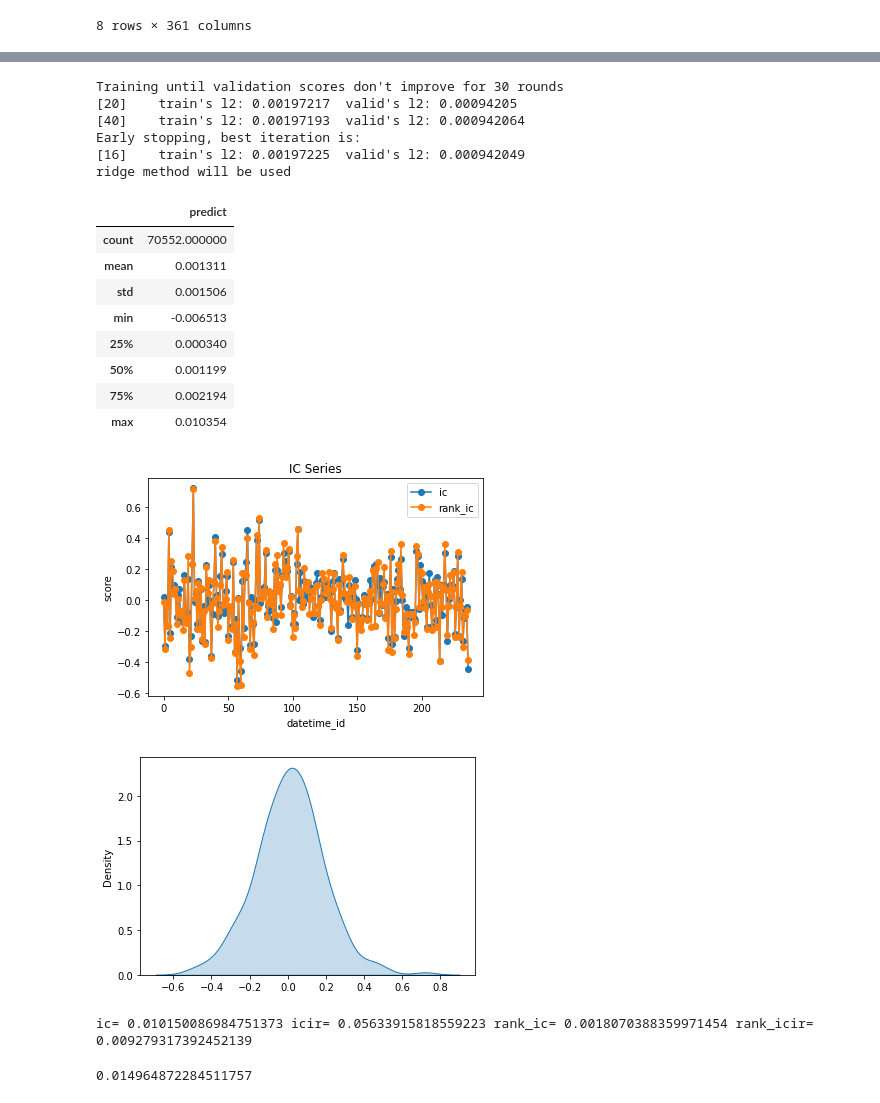
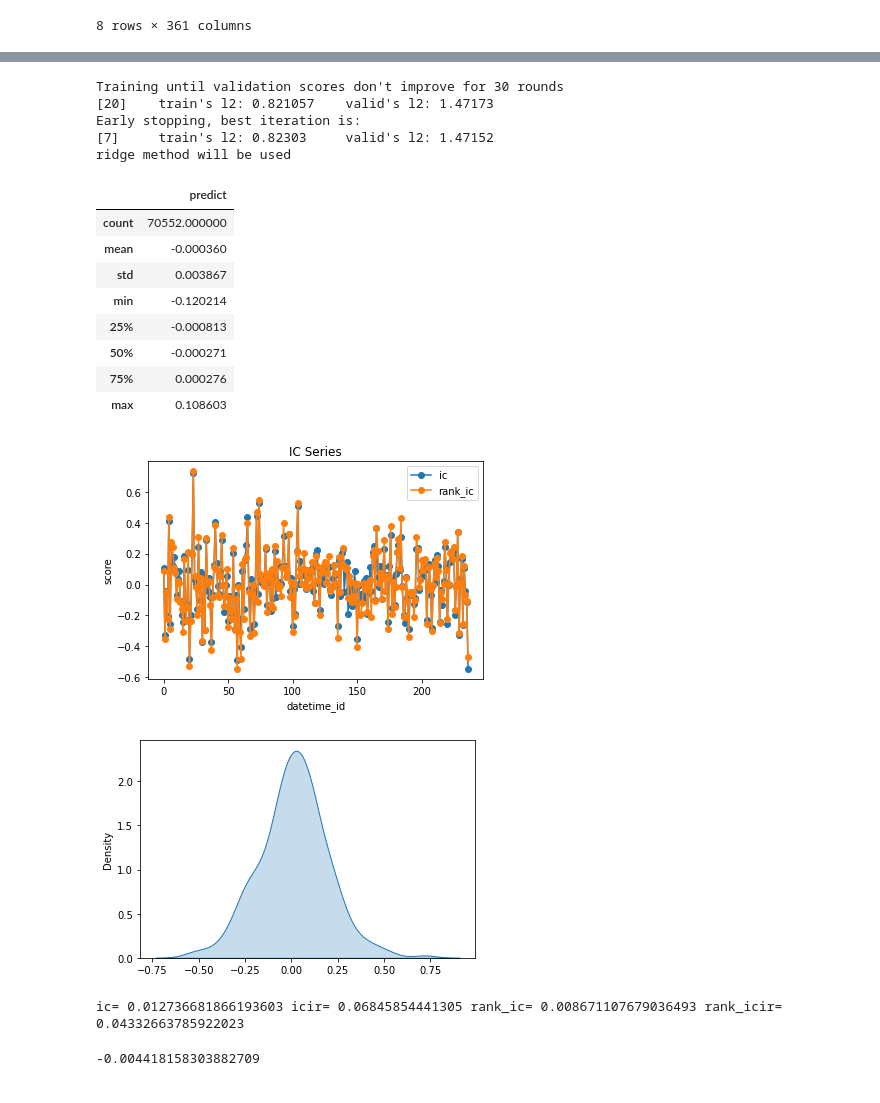
Before and after one commit to HaoningChen/scutquant, a Jupyter notebook: 实践案例/tutorial.ipynb, the cells around one changed output, grey strips where cells are left out. Cells and saved outputs as stored; diff of their text form; code cells hidden in the pictures.

```diff
--- a/实践案例/tutorial.ipynb
+++ b/实践案例/tutorial.ipynb
@@ -123,8 +123,8 @@ X = X[~X.index.isin(df_test.index)]
 
 # 使用auto_process()自动处理训练集和验证集(将在以后的版本完善拆分数据集的函数，使其能够同时处理训练、验证和测试集)
 # select需要消耗大量时间，但可以过滤掉噪声。使用时需要在时间开销和模型性能之间权衡
-x_train, x_valid, y_train, y_valid, ymean, ystd = scutquant.auto_process(X, 'label', groupby='instrument', datetime='datetime',
-                                                                         select=False, orth=False, label_norm=False)
+x_train, x_valid, y_train, y_valid, _, __ = scutquant.auto_process(X, 'label', groupby='instrument', datetime='datetime',
+                                                                         select=False, orth=False, label_norm=True)
 x_train.describe()
 # %% [output]
 <class 'pandas.core.frame.DataFrame'>
@@ -160,36 +162,40 @@ y_test = x_test.pop('label')
 col = x_train.columns
 x_test = x_test[col]
 x_test = scutquant.zscorenorm(x_test, x_test.groupby("datetime").mean(), x_test.groupby("datetime").std())
+
+ymean = y_test.groupby("instrument").shift(2).groupby("datetime").mean()
+ystd = y_test.groupby("instrument").shift(2).groupby("datetime").std()
+ymean.fillna(0, inplace=True)
+ystd.fillna(1, inplace=True)
 # %%
 # 拟合模型
 model1 = scutquant.auto_lgbm(x_train, y_train, x_valid, y_valid)
 model2 = scutquant.auto_lrg(x_train, y_train,  method='ridge')
 
 pred1 = model1.predict(x_test)
 pred2 = model2.predict(x_test)
 pred = []
 for i in range(len(pred1)):
     pred.append(0.5 * pred1[i] + 0.5 * pred2[i])
 pred = pd.DataFrame(pred, columns=["predict"], index=x_test.index)
-#pred += ymean
-#pred *= ystd
+pred["predict"] += ymean
+pred["predict"] *= ystd
 pred.describe()
 # %% [output]
 Training until validation scores don't improve for 30 rounds
-[20]    train's l2: 0.00197217  valid's l2: 0.00094205
-[40]    train's l2: 0.00197193  valid's l2: 0.000942064
+[20]    train's l2: 0.821057    valid's l2: 1.47173
 Early stopping, best iteration is:
-[16]    train's l2: 0.00197225  valid's l2: 0.000942049
+[7]     train's l2: 0.82303     valid's l2: 1.47152
 ridge method will be used
 |  | predict |
 | count | 70552.000000 |
-| mean | 0.001311 |
-| std | 0.001506 |
-| min | -0.006513 |
-| 25% | 0.000340 |
-| 50% | 0.001199 |
-| 75% | 0.002194 |
-| max | 0.010354 |
+| mean | -0.000360 |
+| std | 0.003867 |
+| min | -0.120214 |
+| 25% | -0.000813 |
+| 50% | -0.000271 |
+| 75% | 0.000276 |
+| max | 0.108603 |
 # %%
 # 使用IC评判拟合优度
 ic, icir, rank_ic, rank_icir = scutquant.ic_ana(pred, y_test, groupby='datetime')
@@ -198,10 +204,10 @@ print('ic=', ic, 'icir=', icir, 'rank_ic=', rank_ic, 'rank_icir=', rank_icir)
 r = scutquant.pearson_corr(pred.values, y_test)
 r[0]
 # %% [output]
-[figure, old version]
+[figure, new version]
-[figure, old version]
+[figure, new version]
-ic= 0.010150086984751373 icir= 0.05633915818559223 rank_ic= 0.0018070388359971454 rank_icir= 0.009279317392452139
+ic= 0.012736681866193603 icir= 0.06845854441305 rank_ic= 0.008671107679036493 rank_icir= 0.04332663785922023
-0.014964872284511757
+-0.004418158303882709
 # %%
 # 以下为回测部分
 from scutquant import executor, report
```
Also changed, not shown: parts of 5 cells of this notebook.
